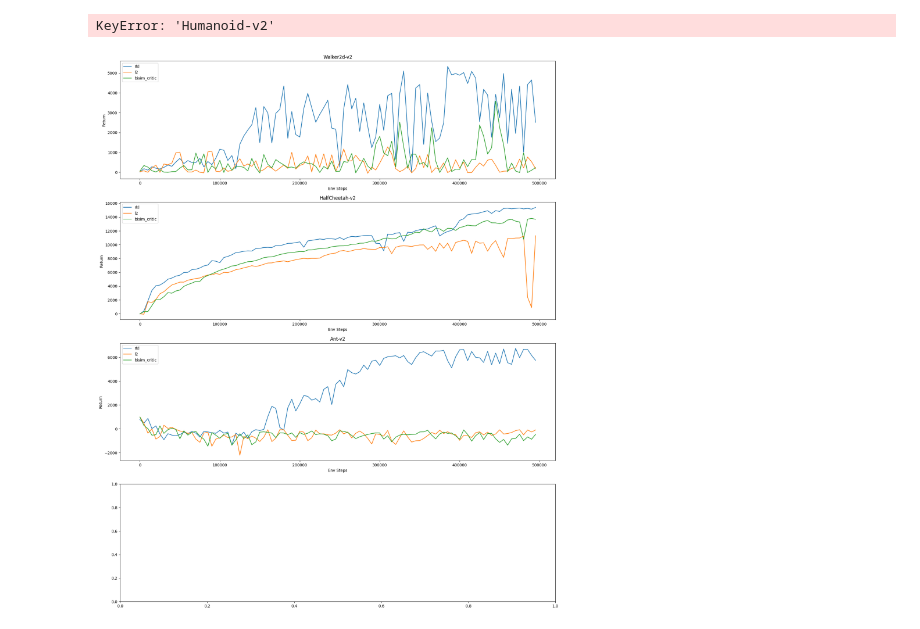
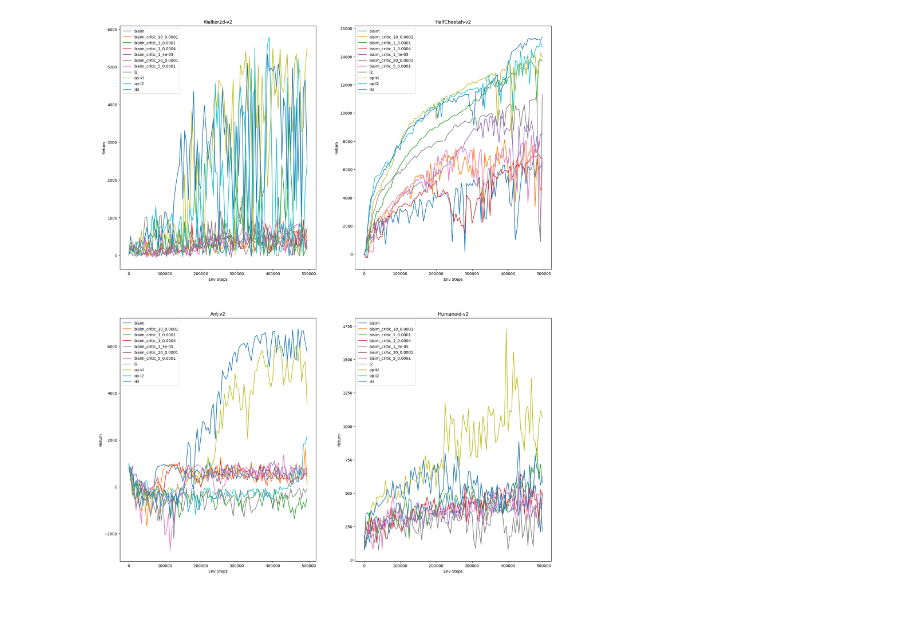
Before and after one commit to rytse/self-predictive-rl, a Jupyter notebook: mujoco_code/plot_all.ipynb, the cells around one changed output. Drawn from its saved outputs; the diff is of its cells as text; code cells hidden in the pictures.

Commit message:
plot new mujoco

```diff
--- a/mujoco_code/plot_all.ipynb
+++ b/mujoco_code/plot_all.ipynb
@@ -10,10 +10,13 @@ auxs = ["rkl", "l2", "bisim_critic"]
 envs = []
 with open("envs.txt", "r") as envs_file:
     for line in envs_file:
-        envs.append(line.strip())
+        stripped = line.strip()
+        if stripped != "":
+            envs.append(stripped)
 
 results = dict()
 # %%
+new_auxs = []
 new_cfg_paths = glob.glob("./logs/**/flags.yml", recursive=True)
 for cfg_path in new_cfg_paths:
     res_path = cfg_path.replace("flags.yml", "progress.csv")
@@ -24,8 +27,23 @@ for cfg_path in new_cfg_paths:
         aux = cfg["aux"]
         df = pd.read_csv(res_path)
 
+        if aux == "bisim_critic":
+            if "bisim_critic" in cfg["lr"]:
+                bisim_lr = cfg["lr"]["bisim_critic"]
+            else:
+                bisim_lr = cfg["lr"]["model"]
+            bisim_critic_train_steps = cfg["bisim_critic_train_steps"]
+            aux = aux + "_" + str(bisim_critic_train_steps) + "_" + str(bisim_lr)
+            if aux not in new_auxs:
+                new_auxs.append(aux)
+        else:
+            if aux not in new_auxs:
+                new_auxs.append(aux)
+
         if env not in results:
             results[env] = dict()
         if aux not in results[env]:
             results[env][aux] = []
         results[env][aux].append(df)
+auxs = sorted(new_auxs)
+auxs
@@ -56,40 +67,43 @@ len(new_cfg_paths)
 plt.figure(figsize=(20, 25))
 i = 1
 for env in envs:
-    plt.subplot(len(envs), 1, i)
+    plt.subplot(2, 2, i)
+    legend_elems = []
+    for aux in auxs:
+        if not (env in results and aux in results[env]):
+            continue
+        legend_elems.append(aux)
 
-    for aux in auxs:
         dfs = results[env][aux]
         if len(dfs) == 1:
             df = dfs[0]
         else:
             combined = pd.concat(
                 [df[["env_steps", "return"]] for df in dfs], ignore_index=True
             )
 
             def iqm(x):
                 q1, q3 = np.percentile(x, [25, 75])
                 mask = (x >= q1) & (x <= q3)
                 return np.mean(x[mask]) if len(x[mask]) > 0 else np.nan
 
             df = (
                 combined.groupby("env_steps")["return"]
                 .agg(iqm)
                 .reset_index()
                 .sort_values("env_steps")
             )
 
         valid_idxs = ~df["return"].isna()
         plt.plot(df[valid_idxs]["env_steps"], df[valid_idxs]["return"])
 
     plt.xlabel("Env Steps")
     plt.ylabel("Return")
     plt.title(env)
 
-    plt.legend(auxs)
+    plt.legend(legend_elems)
 
     i += 1
 plt.show()
 # %% [output]
-KeyError: 'Humanoid-v2'
-[figure, old version]
+[figure, new version]
```
Also changed, not shown: parts of 3 cells of this notebook.
